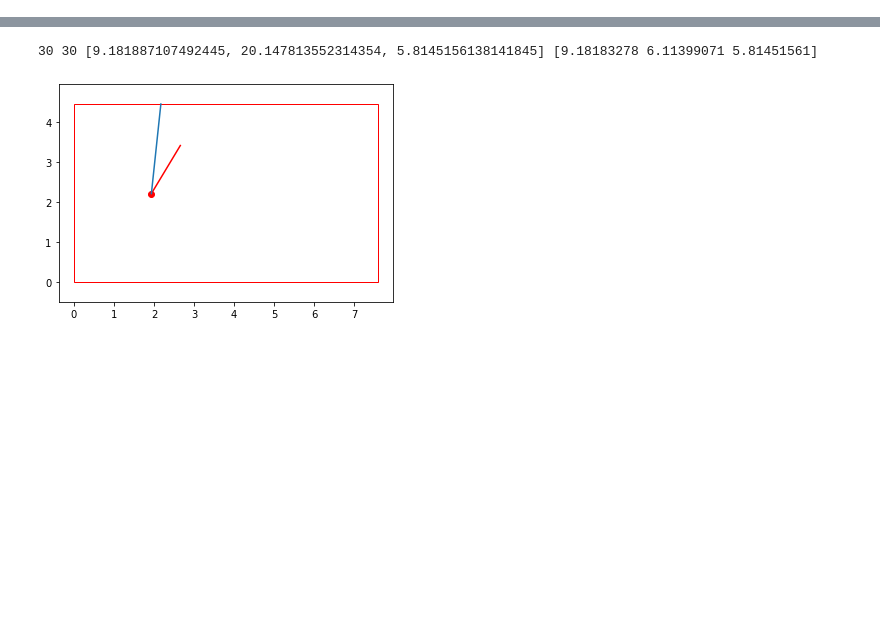
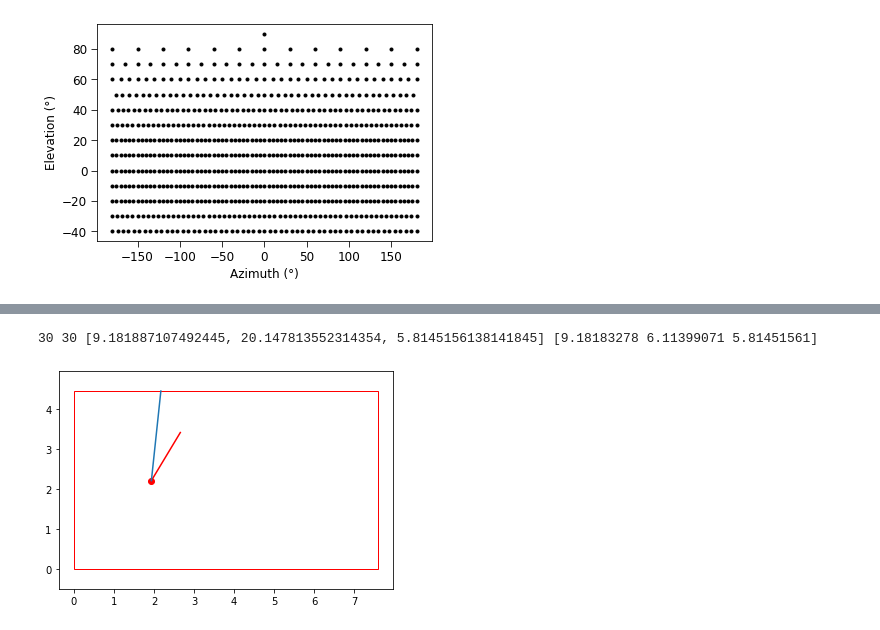
Before and after one commit to msaddler/virtual_acoustic_room, a Jupyter notebook: notebook_scratch.ipynb, the cells around one changed output, grey strips where cells are left out. Drawn from its saved outputs; the diff is of its cells as text; code cells hidden in the pictures; blank space fills up the shorter version.

```diff
--- a/notebook_scratch.ipynb
+++ b/notebook_scratch.ipynb
@@ -111,0 +33,25 @@ ipd.display(ipd.Audio(rate=sr, data=y_spatial.T, normalize=True))
+# %%
+hrtf_locs, hrtf_firs, hrtf_sr = simulator.load_kemar_hrtfs(npz_filename='kemar_hrtfs/hrtfs.npz')
+
+IDX_nonzero_azim = hrtf_locs[:, 1] != 0
+opposite_hrtf_locs = hrtf_locs[IDX_nonzero_azim, :]
+opposite_hrtf_locs[:, 1] = -1 * opposite_hrtf_locs[:, 1] # Multiply azimuth by negative one
+opposite_hrtf_firs = np.flip(hrtf_firs[IDX_nonzero_azim, :, :], axis=2) # Switch left/right channel
+hrtf_locs = np.concatenate([opposite_hrtf_locs, hrtf_locs], axis=0)
+hrtf_firs = np.concatenate([opposite_hrtf_firs, hrtf_firs], axis=0)
+hrtf_locs.shape, hrtf_firs.shape
+
+"""
+Check kemar_hrtf locations (azimuths and elevations)
+"""
+fig, ax = plt.subplots()
+x = hrtf_locs[:, 1]
+y = hrtf_locs[:, 2]
+ax.plot(x, y, 'k.')
+ax = util_figures.format_axes(
+    ax,
+    str_xlabel='Azimuth (°)',
+    str_ylabel='Elevation (°)')
+plt.show()
+# %% [output]
+[figure, added]
```
Also changed, not shown: parts of 16 cells of this notebook, 1 other file.
